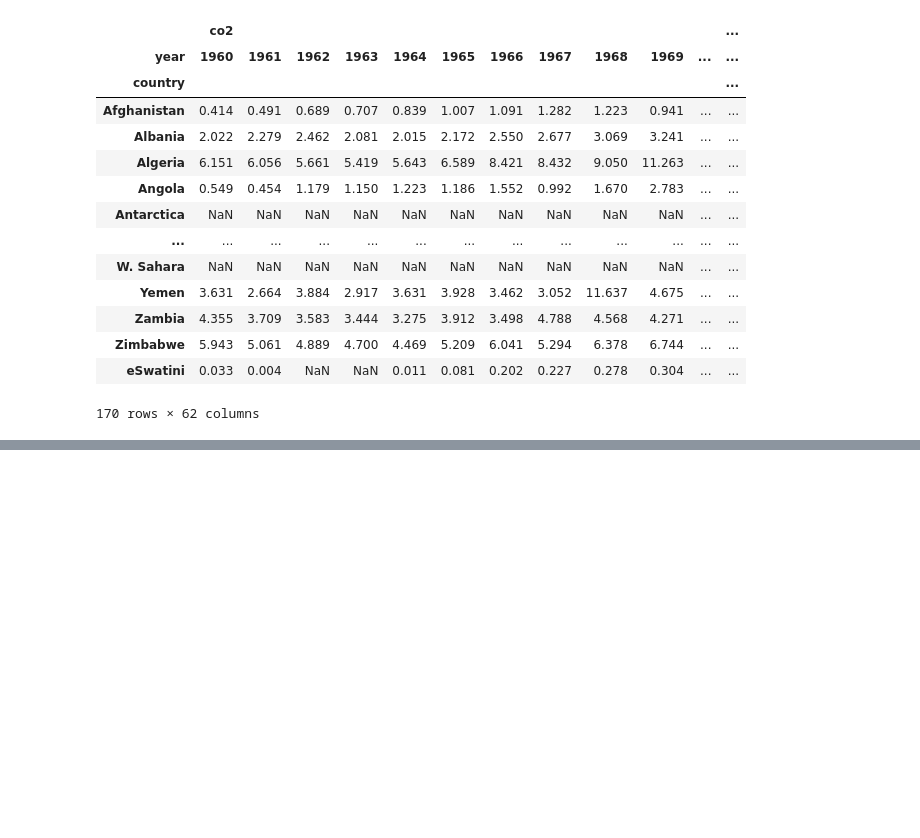
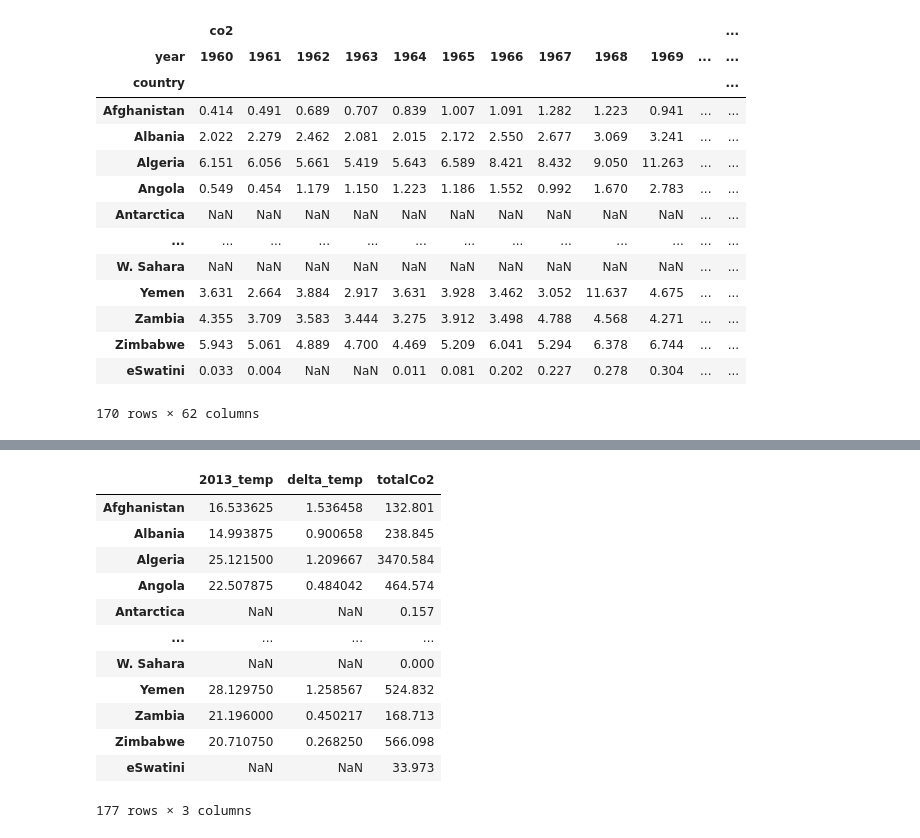
Before and after one commit to ubco-W2022T2-data301/project-group-group42, a Jupyter notebook: analysis/ungraded/cleaning.ipynb, the cells around one changed output, grey strips where cells are left out. Saved outputs shown, nothing was run; the diff lists cells and outputs as text; code cells hidden in the pictures; blank space fills up the shorter version.

```diff
--- a/analysis/ungraded/cleaning.ipynb
+++ b/analysis/ungraded/cleaning.ipynb
@@ -205,0 +172,20 @@ array(['Albania', 'Andorra', 'Austria', 'Belarus', 'Belgium',
+# %%
+#Delta Temp is the average temp from 1960-1964 subtracted from the average temp of 2009-2013
+world["delta_temp"] = world.iloc[:,109:114].mean(axis=1) - world.iloc[:,60:65].mean(axis=1)
+#TotalCo2 is the amount of co2 emitted from 1960-2013
+world['totalCo2'] = world.iloc[:,5:59].sum(axis=1)
+world.iloc[:,113:]
+# %% [output]
+|  | 2013_temp | delta_temp | totalCo2 |
+| Afghanistan | 16.533625 | 1.536458 | 132.801 |
+| Albania | 14.993875 | 0.900658 | 238.845 |
+| Algeria | 25.121500 | 1.209667 | 3470.584 |
+| Angola | 22.507875 | 0.484042 | 464.574 |
+| Antarctica | NaN | NaN | 0.157 |
+| ... | ... | ... | ... |
+| W. Sahara | NaN | NaN | 0.000 |
+| Yemen | 28.129750 | 1.258567 | 524.832 |
+| Zambia | 21.196000 | 0.450217 | 168.713 |
+| Zimbabwe | 20.710750 | 0.268250 | 566.098 |
+| eSwatini | NaN | NaN | 33.973 |
+177 rows × 3 columns
```
Also changed, not shown: parts of 13 cells of this notebook, 1 other file.
